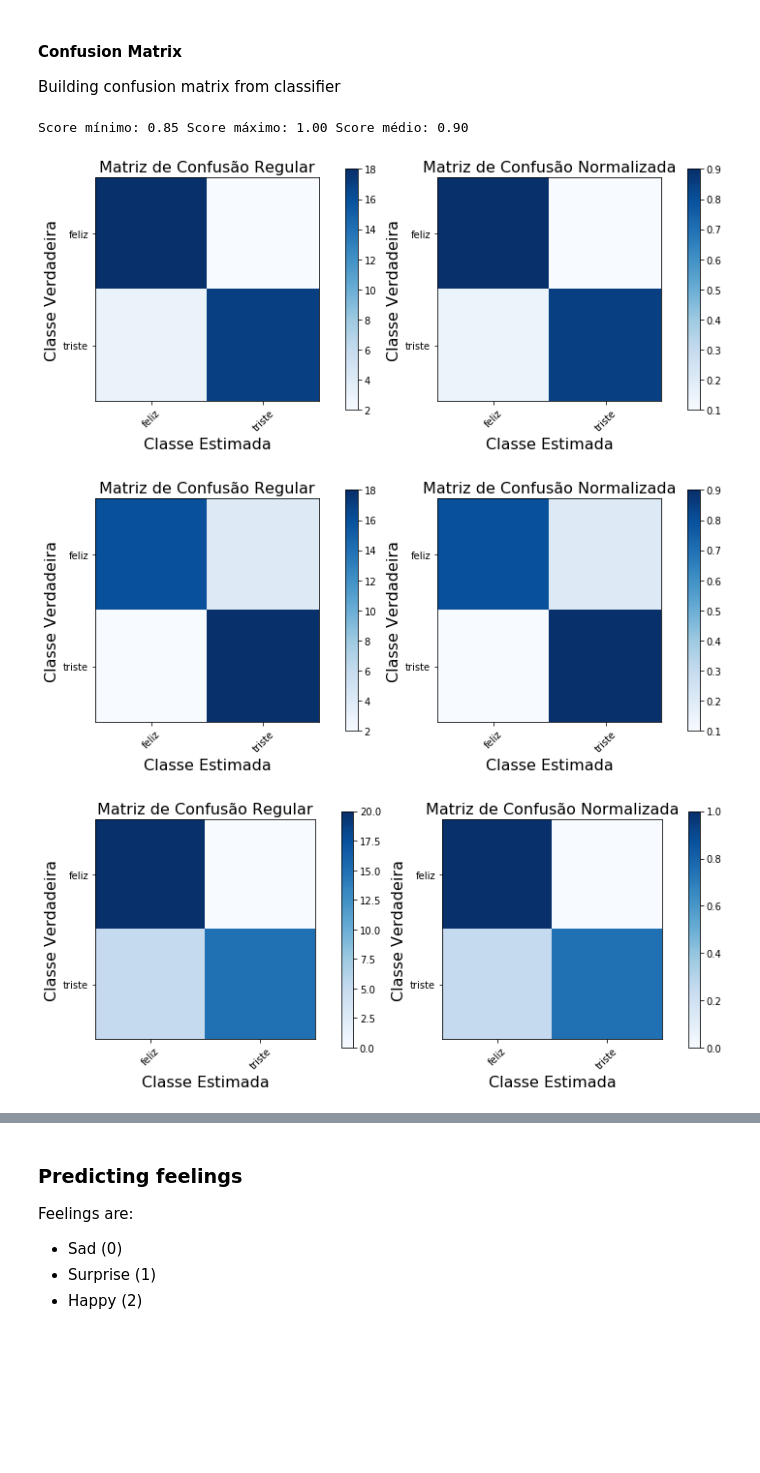
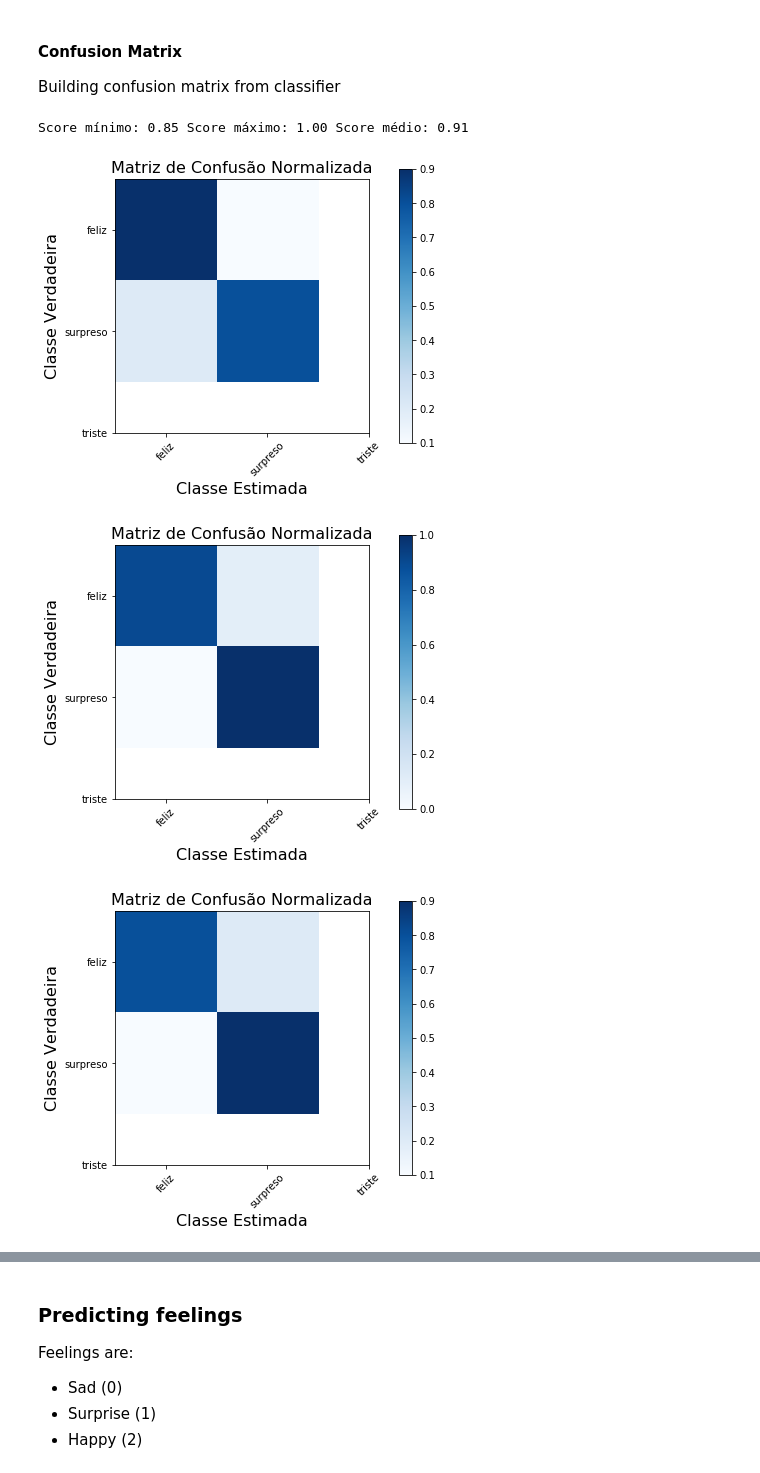
Before and after one commit to thiagomarquesrocha/Kaio-machine-learning-human-face-detection, a Jupyter notebook: server/classify_who_is_notebook.ipynb, the cells around one changed output, grey strips where cells are left out. Drawn from its saved outputs; the diff is of its cells as text; code cells hidden in the pictures; blank space fills up the shorter version.

Commit message:
Corrigido o gráfico da matrix de decisão, agora está levando em consideração a perfomance do modelo. Corrigido a aplicação do algoritmo vencedor

```diff
--- a/server/classify_who_is_notebook.ipynb
+++ b/server/classify_who_is_notebook.ipynb
@@ -302,7 +302,7 @@ model_13(resultados)
 model_14(resultados)
 
 
-performance_metric(resultados, X_train, X_test, y_train, y_test);
+vencedor = performance_metric(resultados, X_train, X_test, y_train, y_test);
 # %% [output]
 Taxa de acerto do OneVsRest: 79.82%
 Taxa de acerto do OneVsOne: 79.82%
@@ -379,15 +340,12 @@ Building confusion matrix from classifier
 # %%
 from confusion_matrix import plot
 
 features = np.array(X)
 target = np.array(Y)
 
-from sklearn.ensemble import AdaBoostClassifier
-modelo = AdaBoostClassifier()
-
-plot(features, target, modelo, ['feliz', 'triste'])
+plot(features, target, vencedor, ['feliz', 'surpreso', 'triste'])
 # %% [output]
-Score mínimo: 0.85 Score máximo: 1.00 Score médio: 0.90
+Score mínimo: 0.85 Score máximo: 1.00 Score médio: 0.91
-[figure, old version]
+[figure, new version]
-[figure, old version]
+[figure, new version]
-[figure, old version]
+[figure, new version]
```
Also changed, not shown: parts of 5 cells of this notebook, 5 other files.
